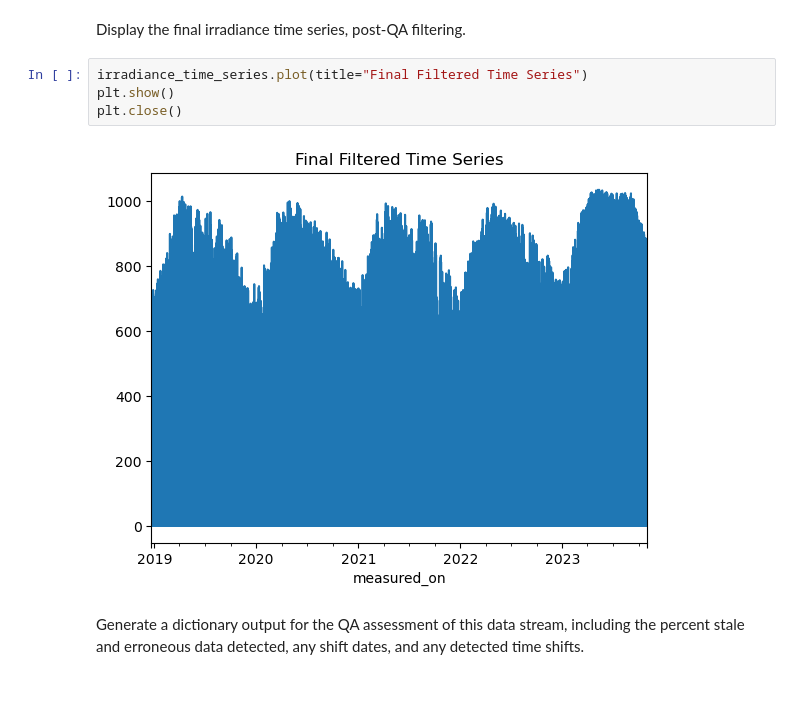
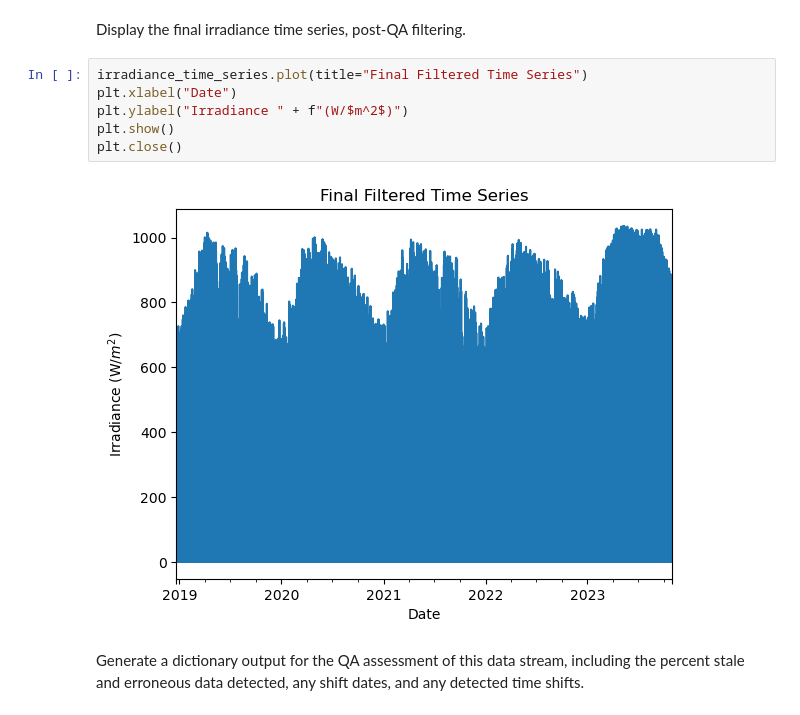
Before and after one commit to qnguyen345/pvdaq_access, a Jupyter notebook: tutorials/tutorials/1 - Downloading Data, and doing a Quality Assessment.ipynb, the cells around one changed output. Drawn from its saved outputs; the diff is of its cells as text.

```diff
--- a/tutorials/tutorials/1 - Downloading Data, and doing a Quality Assessment.ipynb
+++ b/tutorials/tutorials/1 - Downloading Data, and doing a Quality Assessment.ipynb
@@ -818,10 +821,12 @@ irradiance_time_series = irradiance_time_series.asfreq(data_freq)
 Display the final irradiance time series, post-QA filtering.
 # %%
 irradiance_time_series.plot(title="Final Filtered Time Series")
+plt.xlabel("Date")
+plt.ylabel("Irradiance " + f"(W/$m^2$)")
 plt.show()
 plt.close()
 # %% [output]
-[figure, old version]
+[figure, new version]
 # %% [markdown]
 Generate a dictionary output for the QA assessment of this data stream, including the percent stale and erroneous data detected, any shift dates, and any detected time shifts.
 # %%
```
Also changed, not shown: parts of 4 cells of this notebook.
